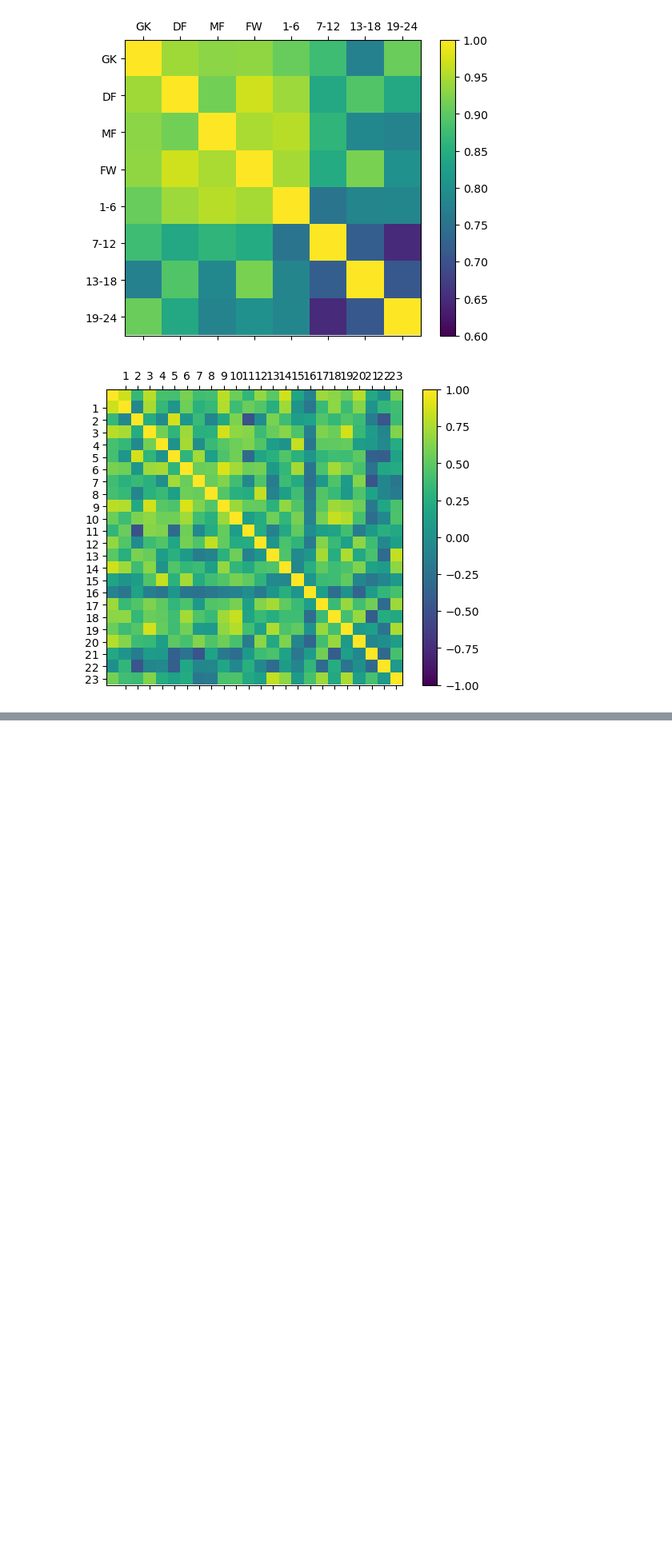
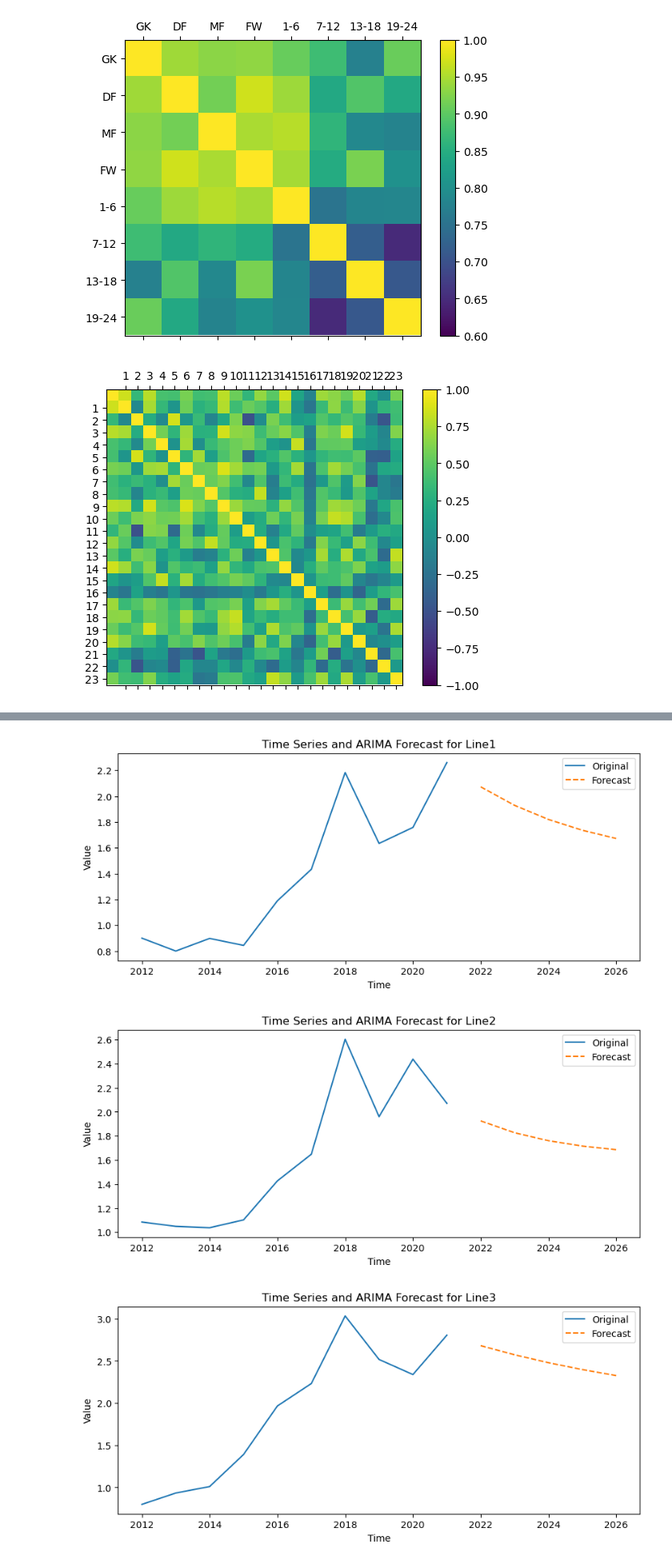
Before and after one commit to declanohara123/MastersDisertation, a Jupyter notebook: Untitled.ipynb, the cells around one changed output, grey strips where cells are left out. Shown at 80% size. Cells and saved outputs as stored; diff of their text form; code cells hidden in the pictures; blank space fills up the shorter version.

```diff
--- a/Untitled.ipynb
+++ b/Untitled.ipynb
@@ -123,0 +391,39 @@ NameError: name 'year' is not defined
+# %%
+import pandas as pd
+import numpy as np
+import matplotlib.pyplot as plt
+from pmdarima import auto_arima
+
+# Create synthetic time series data
+time = [2012,2013,2014,2015,2016,2017,2018,2019,2020,2021]
+line1 = pos_value["GK"]
+line2 = pos_value["DF"]
+line3 = pos_value["MF"]
+line4 = pos_value["FW"]
+
+# Create a pandas DataFrame
+data = {'Time': time, 'Line1': line1, 'Line2': line2, 'Line3': line3, 'Line4': line4}
+df = pd.DataFrame(data)
+df.set_index('Time', inplace=True)
+
+# Fit ARIMA models and generate forecasts for each line using auto_arima
+forecasts = {}
+for line in df.columns:
+    model = auto_arima(df[line], seasonal=True, suppress_warnings=True)
+    forecast, conf_int = model.predict(n_periods=5, return_conf_int=True)
+    forecasts[line] = forecast
+
+# Plot the original time series and the forecasts
+for line in df.columns:
+    plt.figure(figsize=(10, 4))
+    plt.plot(df.index, df[line], label='Original')
+    plt.plot(np.arange(2022,2027), forecasts[line], label='Forecast', linestyle='dashed')
+    plt.title(f'Time Series and ARIMA Forecast for {line}')
+    plt.xlabel('Time')
+    plt.ylabel('Value')
+    plt.legend()
+    plt.show()
+# %% [output]
+[figure, added]
+[figure, added]
+[figure, added]
```
Also changed, not shown: parts of 53 cells of this notebook, 5 other files.
